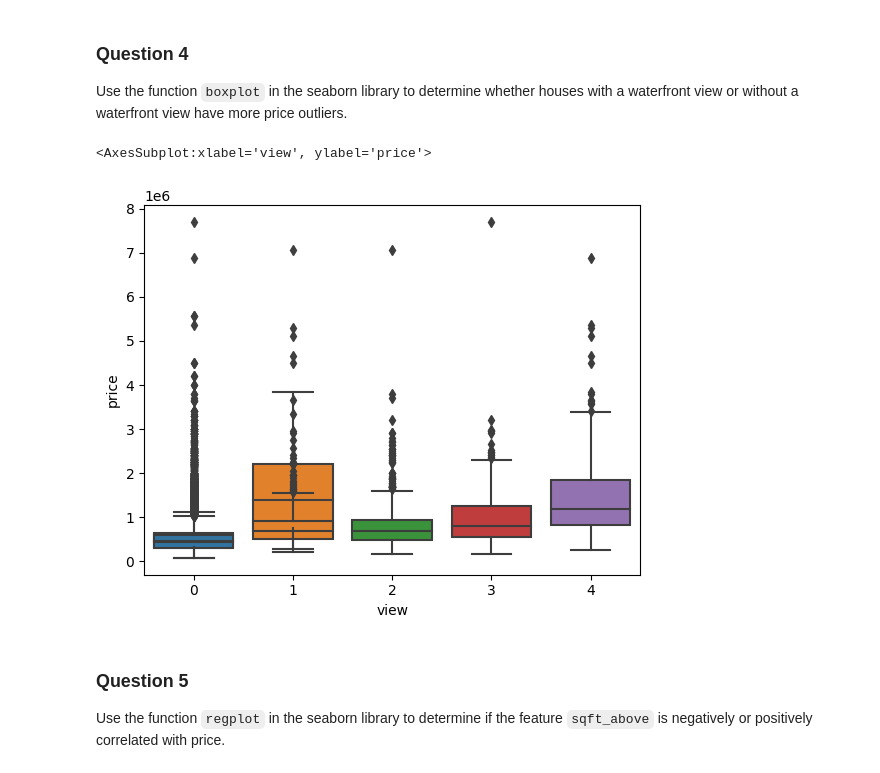
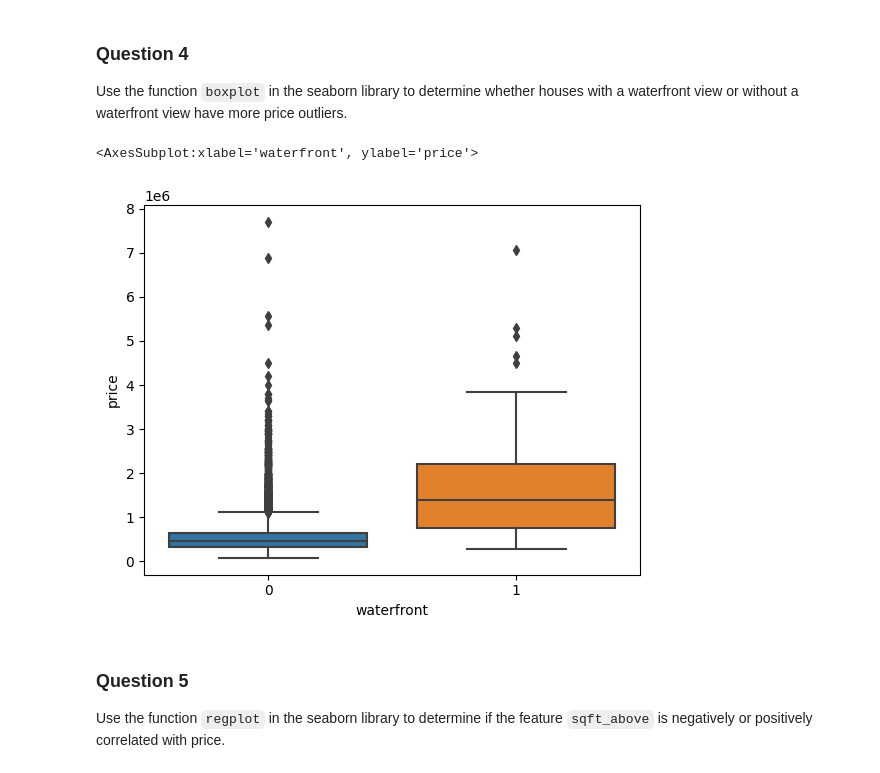
Before and after one commit to muledata/data_science, a Jupyter notebook: IBMDeveloperSkillsNetwork-DA0101EN-SkillsNetwork_labs_Module 6_House_Sales_in_King_Count_USA.jupyterlite.ipynb, the cells around one changed output. Drawn from its saved outputs; the diff is of its cells as text; code cells hidden in the pictures.

```diff
--- a/IBMDeveloperSkillsNetwork-DA0101EN-SkillsNetwork_labs_Module 6_House_Sales_in_King_Count_USA.jupyterlite.ipynb
+++ b/IBMDeveloperSkillsNetwork-DA0101EN-SkillsNetwork_labs_Module 6_House_Sales_in_King_Count_USA.jupyterlite.ipynb
@@ -205,12 +198,11 @@ Use the function <code>boxplot</code> in the seaborn library  to  determine whet
 # %%
 import matplotlib.pyplot as plt
 import seaborn as sns
 %matplotlib inline
 sns.boxplot(x="waterfront", y="price", data=df)
-sns.boxplot(x="view", y="price", data=df)
 # %% [output]
-<AxesSubplot:xlabel='view', ylabel='price'>
+<AxesSubplot:xlabel='waterfront', ylabel='price'>
-[figure, old version]
+[figure, new version]
 # %% [markdown]
 ### Question 5
 
```
Also changed, not shown: parts of 3 cells of this notebook.
